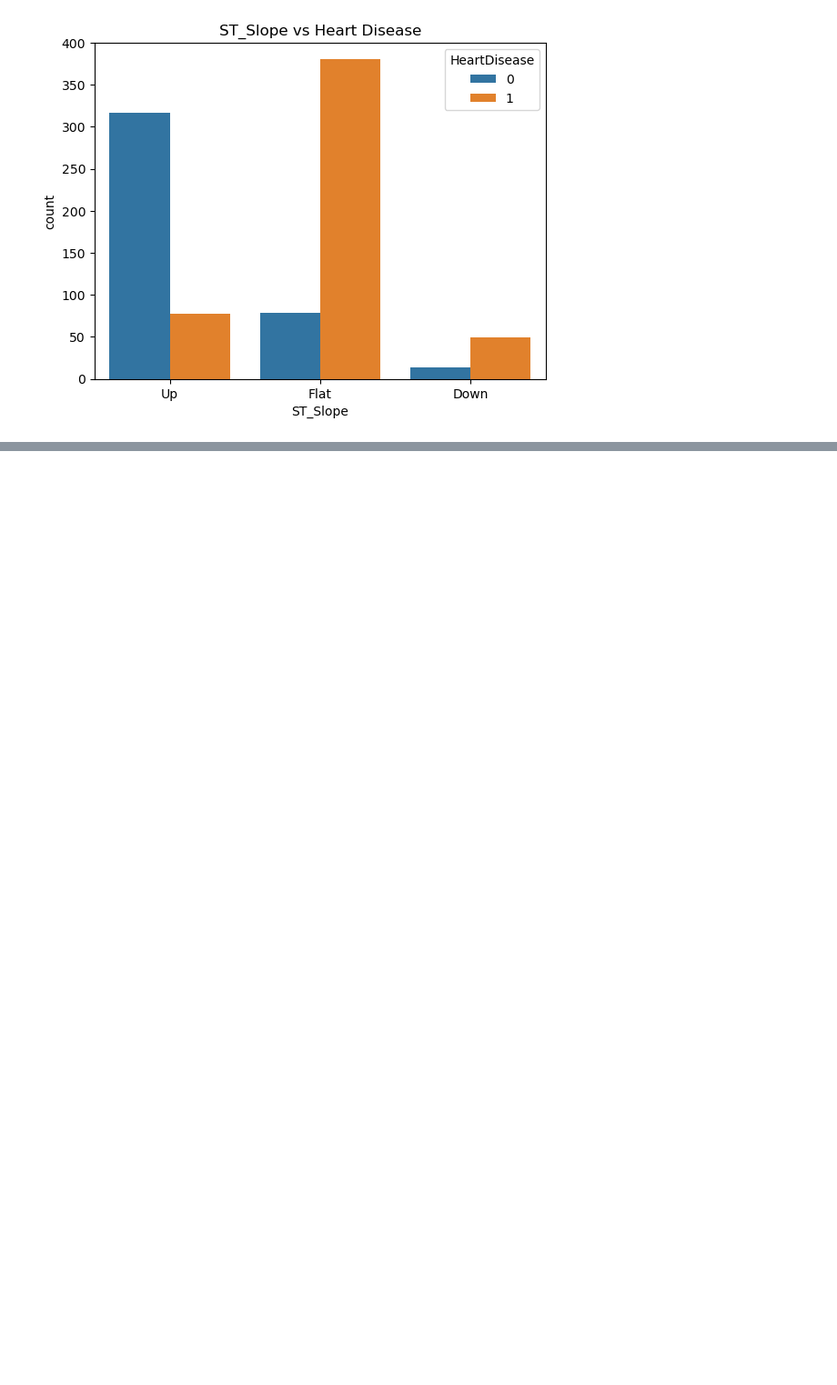
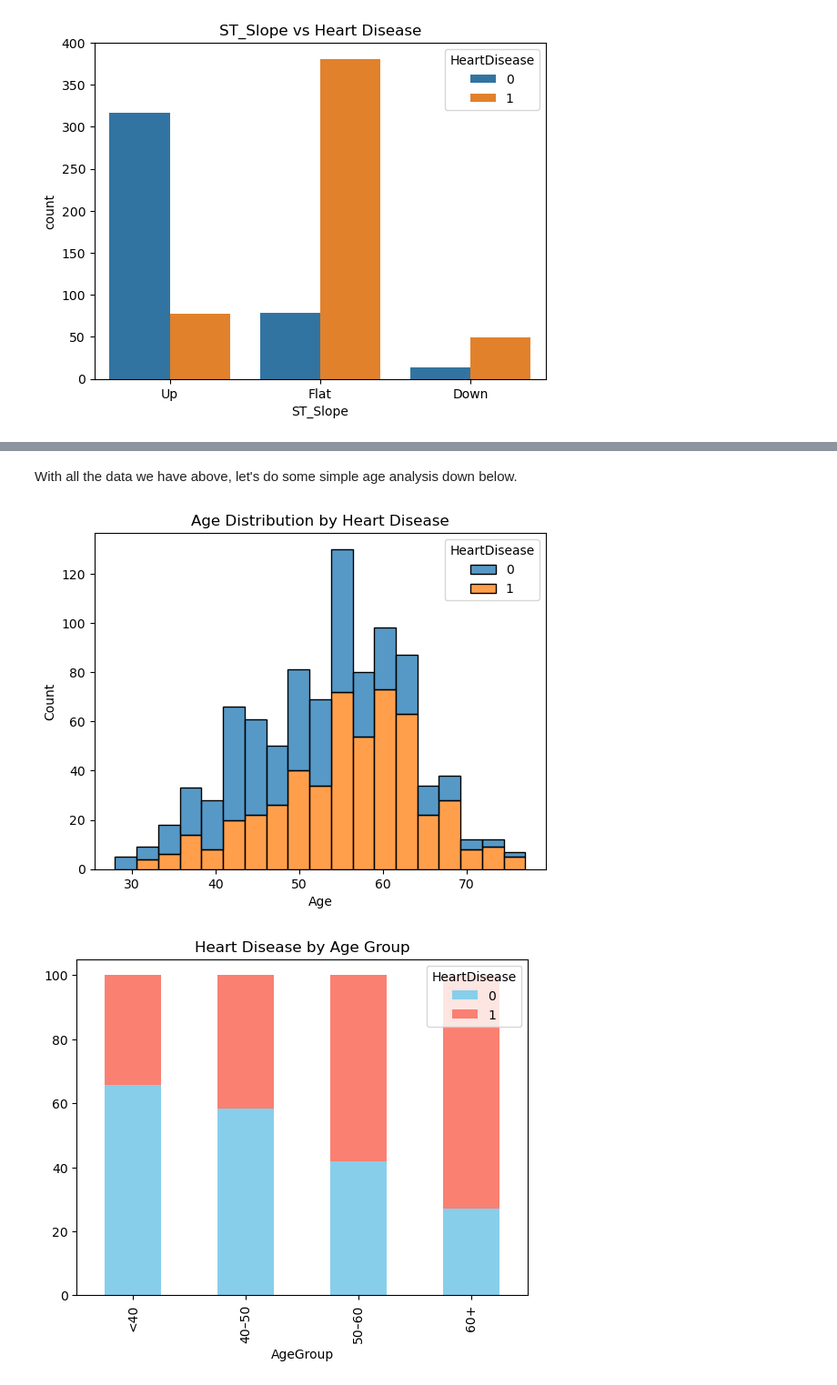
Before and after one commit to antararaj/Heart-Failure, a Jupyter notebook: Heart-Failure.ipynb, the cells around one changed output, grey strips where cells are left out. Shown at 91% size. Drawn from its saved outputs; the diff is of its cells as text; code cells hidden in the pictures; blank space fills up the shorter version.

```diff
--- a/Heart-Failure.ipynb
+++ b/Heart-Failure.ipynb
@@ -150,0 +185,15 @@ for col in categorical_cols:
+# %% [markdown]
+With all the data we have above, let's do some simple age analysis down below.
+# %%
+sns.histplot(data=heart, x='Age', hue='HeartDisease', multiple='stack')
+plt.title('Age Distribution by Heart Disease')
+plt.show()
+
+heart['AgeGroup'] = pd.cut(heart['Age'], [0, 40, 50, 60, 100], labels=['<40', '40–50', '50–60', '60+'])
+age_group = pd.crosstab(heart['AgeGroup'], heart['HeartDisease'], normalize='index') * 100
+age_group.plot(kind='bar', stacked=True, color=['skyblue', 'salmon'])
+plt.title('Heart Disease by Age Group')
+plt.show()
+# %% [output]
+[figure, added]
+[figure, added]
```
Also changed, not shown: parts of 8 cells of this notebook.
